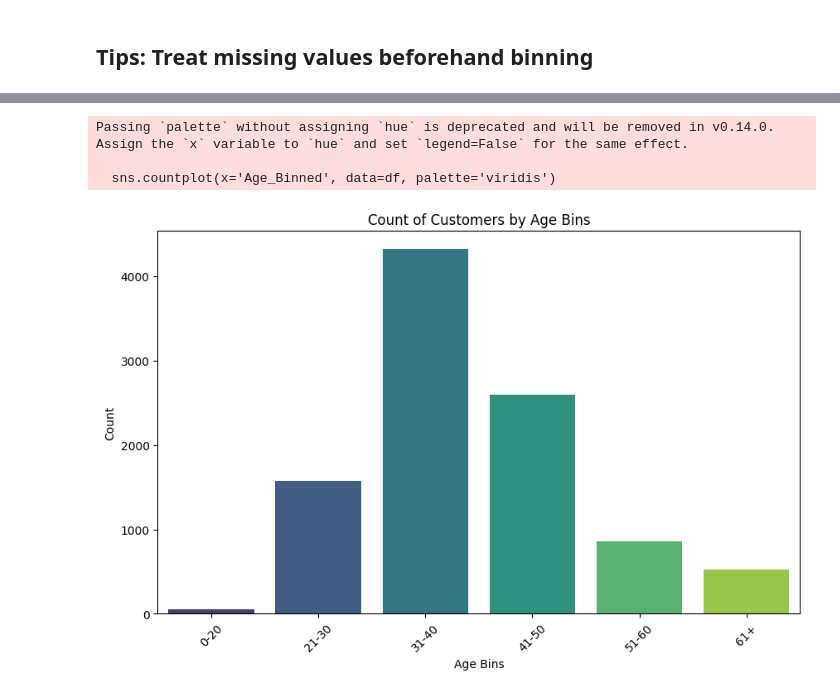
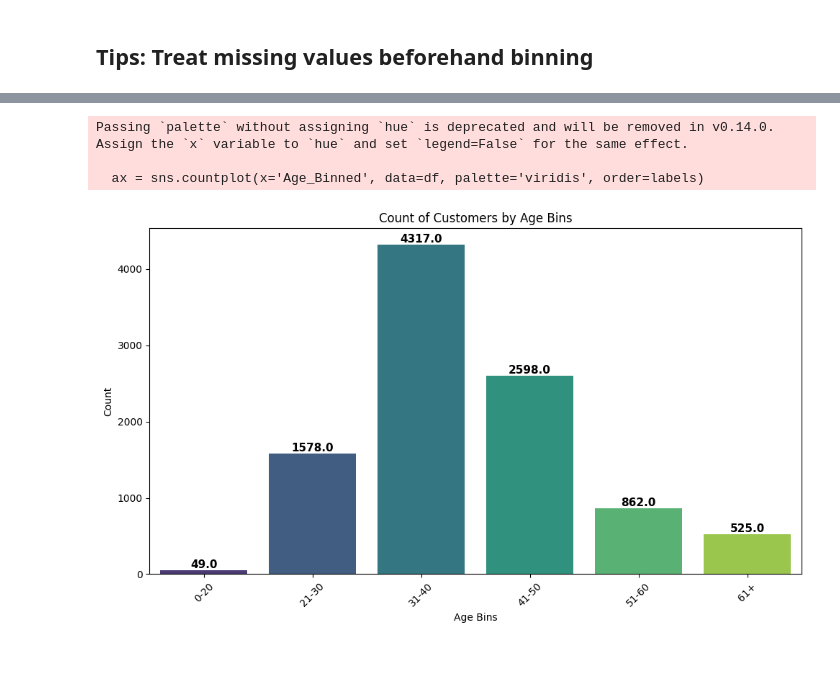
Before and after one commit to Shakhoyat/eda-learning-journey, a Jupyter notebook: EDA by satyajit/Feature Binning_/notebook.ipynb, the cells around one changed output, grey strips where cells are left out. Cells and saved outputs as stored; diff of their text form; code cells hidden in the pictures; blank space fills up the shorter version.

```diff
--- a/EDA by satyajit/Feature Binning_/notebook.ipynb
+++ b/EDA by satyajit/Feature Binning_/notebook.ipynb
@@ -72,14 +72,23 @@ df.head()
 # %%
 # making bar charts for binned data
 plt.figure(figsize=(10, 6))
-sns.countplot(x='Age_Binned', data=df, palette='viridis')
+ax = sns.countplot(x='Age_Binned', data=df, palette='viridis', order=labels)
+
+# add labels to the bars
+for p in ax.patches:
+    height = p.get_height()
+    ax.annotate(f'{height}', (p.get_x() + p.get_width() / 2., height),
+                ha='center', va='bottom', fontsize=11, fontweight='bold')
+
+
 plt.title('Count of Customers by Age Bins')
 plt.xlabel('Age Bins')
 plt.ylabel('Count')
 plt.xticks(rotation=45)
+plt.tight_layout()
 plt.show()
 # %% [output]
 Passing `palette` without assigning `hue` is deprecated and will be removed in v0.14.0. Assign the `x` variable to `hue` and set `legend=False` for the same effect.
 
-  sns.countplot(x='Age_Binned', data=df, palette='viridis')
+  ax = sns.countplot(x='Age_Binned', data=df, palette='viridis', order=labels)
-[figure, old version]
+[figure, new version]
```
